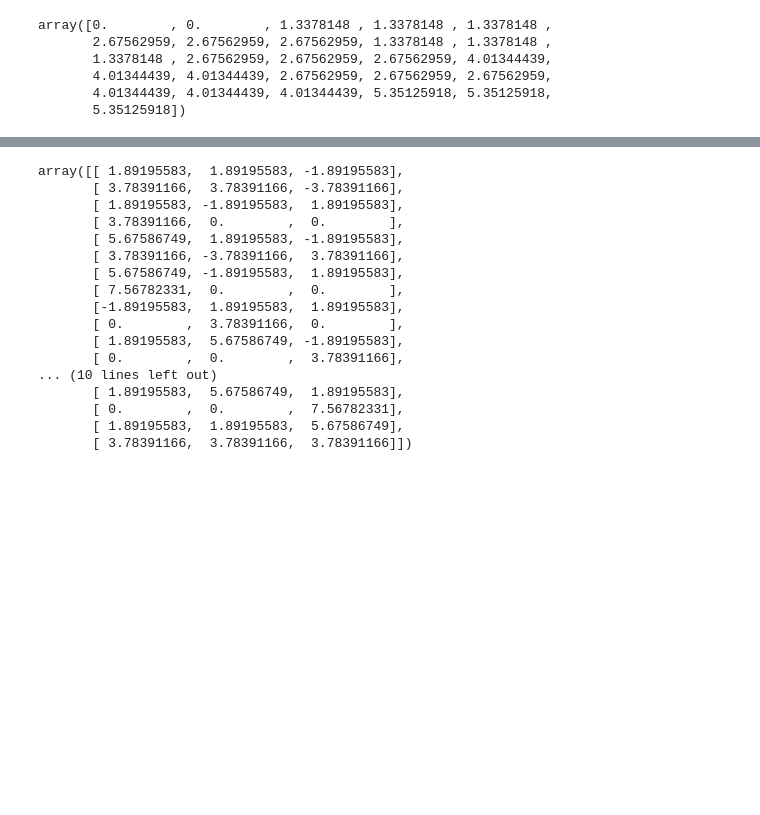
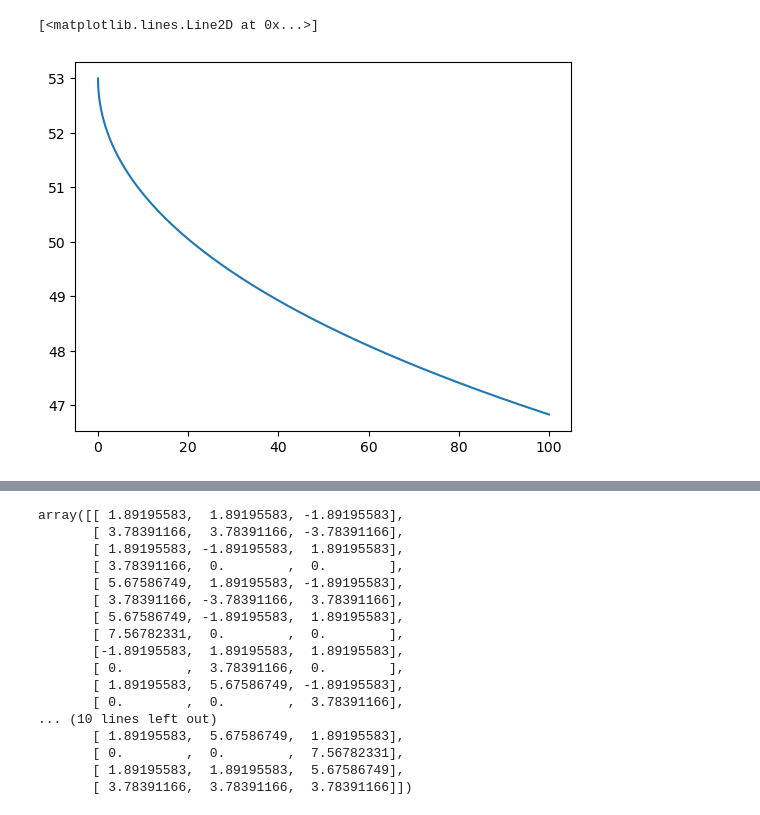
Before and after one commit to Taaseen-Islam-u7121940/Axion-Flux, a Jupyter notebook: Code/testing.ipynb, the cells around one changed output, grey strips where cells are left out. Cells and saved outputs as stored; diff of their text form; code cells hidden in the pictures; blank space fills up the shorter version.

```diff
--- a/Code/testing.ipynb
+++ b/Code/testing.ipynb
@@ -6,13 +6,9 @@ import matplotlib.pyplot as plt
 from scipy.special import erf
 
 from axion_functions import *
-# %%
-k = np.array([1,1,0])
-gdotk_cart(g_arr, k/cart_mag(k))
-# %% [output]
-array([0.        , 0.        , 1.3378148 , 1.3378148 , 1.3378148 ,
-       2.67562959, 2.67562959, 2.67562959, 1.3378148 , 1.3378148 ,
-       1.3378148 , 2.67562959, 2.67562959, 2.67562959, 4.01344439,
-       4.01344439, 4.01344439, 2.67562959, 2.67562959, 2.67562959,
-       4.01344439, 4.01344439, 4.01344439, 5.35125918, 5.35125918,
-       5.35125918])
+# %%
+q_arr = np.arange(0, 100, 0.01)
+plt.plot(q_arr, FA_qv3(np.sqrt(q_arr), Z=53))
+# %% [output]
+[<matplotlib.lines.Line2D at 0x...>]
+[figure, added]
```
Also changed, not shown: parts of 1 cell of this notebook, 1 other file.
